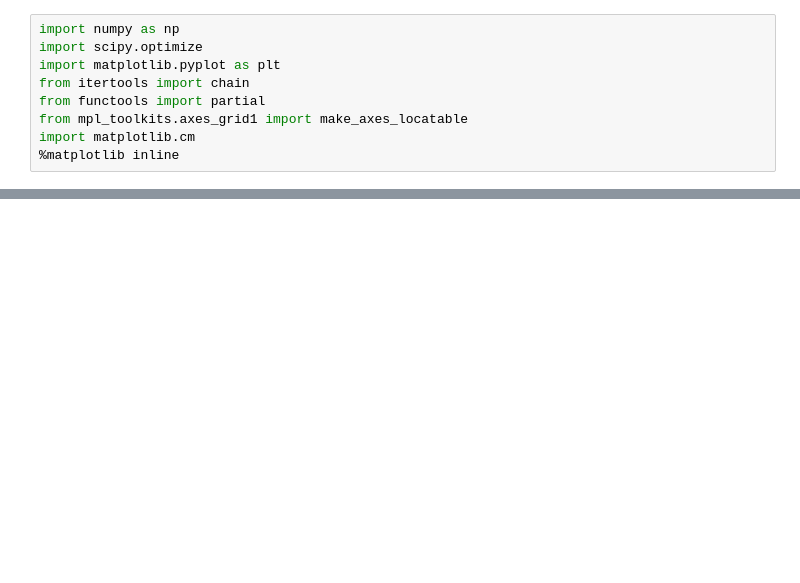
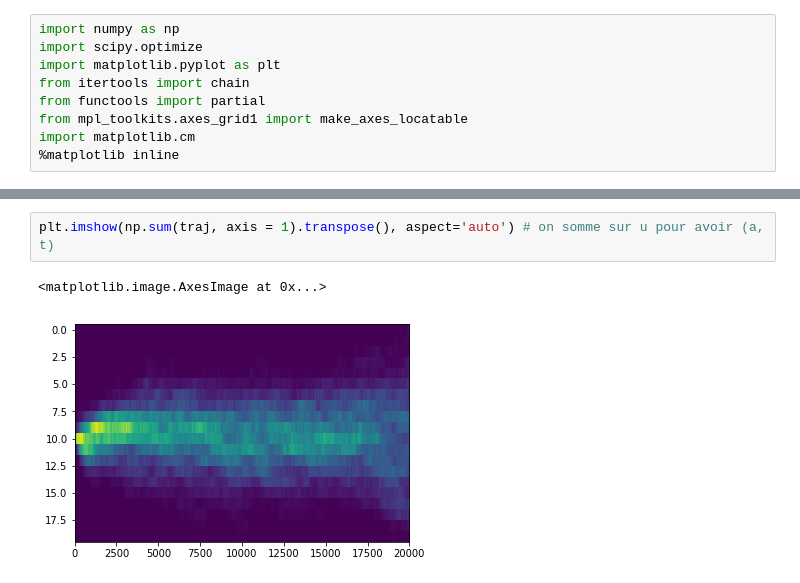
Before and after one commit to Juiblex/dyad, a Jupyter notebook: Projet dyad.ipynb, the cells around one changed output, grey strips where cells are left out. Saved outputs shown, nothing was run; the diff lists cells and outputs as text; blank space fills up the shorter version.

```diff
--- a/Projet dyad.ipynb
+++ b/Projet dyad.ipynb
@@ -116,0 +95,5 @@ array([[ 0.,  0.,  0.,  0.,  0.],
+# %%
+plt.imshow(np.sum(traj, axis = 1).transpose(), aspect='auto') # on somme sur u pour avoir (a, t)
+# %% [output]
+<matplotlib.image.AxesImage at 0x...>
+[figure, added]
```
Also changed, not shown: parts of 11 cells of this notebook.
